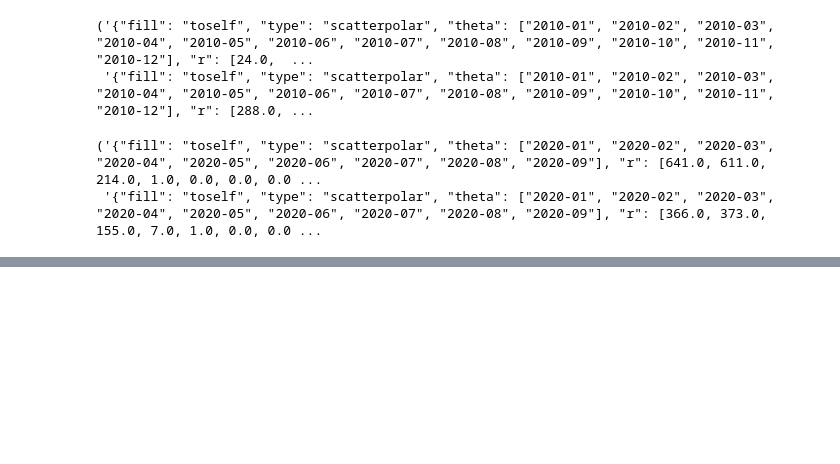
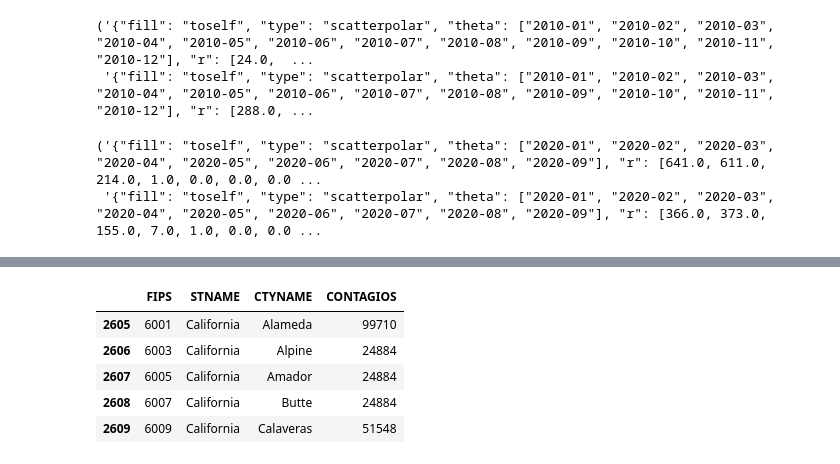
Before and after one commit to sanchezis/08MBID-Visualizacion-de-Datos, a Jupyter notebook: 08MBID_TP_GoogleColab.ipynb, the cells around one changed output, grey strips where cells are left out. Cells and saved outputs as stored; diff of their text form; code cells hidden in the pictures; blank space fills up the shorter version.

```diff
--- a/08MBID_TP_GoogleColab.ipynb
+++ b/08MBID_TP_GoogleColab.ipynb
@@ -403,0 +457,4 @@ json.dumps({
+# %%
+df = clinical_health_groupby_date_region_virus.groupby(['region']).agg({'Number_Positive':'sum'}) \
+    .reset_index()
+df
@@ -403,0 +467,22 @@ json.dumps({
+# %%
+Bay_Area =  ['Alameda', 'Contra_Costa', 'Marin', 'Napa', 'San_Francisco', 'San_Mateo', 'Santa_Clara', 'Santa_Cruz', 'Solano', 'Sonoma']
+Central =  ['Calaveras', 'Fresno', 'Inyo', 'Kings', 'Madera', 'Mariposa', 'Merced', 'Mono', 'Monterey', 'San_Benito', 'San_Joaquin', 'Stanislaus', 'Tulare', 'Tuolumne']
+Northern= ['Alpine', 'Amador', 'Butte', 'Colusa', 'Del_Norte', 'El_Dorado', 'Glenn', 'Humboldt', 'Lake', 'Lassen', 'Mendocino', 'Modoc', 'Nevada',
+           'Placer', 'Plumas', 'Sacramento', 'Shasta', 'Sierra', 'Siskiyou', 'Sutter', 'Tehama', 'Trinity',
+           'Yolo', 'Yuba']
+Southern = ['Kern', 'Los_Angeles', 'San_Luis_Obispo', 'Santa_Barbara', 'Ventura', 'Imperial', 'Orange', 'Riverside', 'San_Bernardino', 'San_Diego']
+# %%
+df_sample['CONTAGIOS'] = 0
+df_sample.loc[df_sample['CTYNAME'].isin(Bay_Area), 'CONTAGIOS'] = df.loc[df.region=='Bay Area', 'Number_Positive'].values[0]
+df_sample.loc[df_sample['CTYNAME'].isin(Central), 'CONTAGIOS'] = df.loc[df.region=='Central', 'Number_Positive'].values[0]
+df_sample.loc[df_sample['CTYNAME'].isin(Northern), 'CONTAGIOS'] = df.loc[df.region=='Northern', 'Number_Positive'].values[0]
+df_sample.loc[df_sample['CTYNAME'].isin(Southern), 'CONTAGIOS'] = df.loc[df.region=='Southern', 'Number_Positive'].values[0]
+# %%
+df_sample.head()
+# %% [output]
+|  | FIPS | STNAME | CTYNAME | CONTAGIOS |
+| 2605 | 6001 | California | Alameda | 99710 |
+| 2606 | 6003 | California | Alpine | 24884 |
+| 2607 | 6005 | California | Amador | 24884 |
+| 2608 | 6007 | California | Butte | 24884 |
+| 2609 | 6009 | California | Calaveras | 51548 |
```
Also changed, not shown: parts of 9 cells of this notebook.
